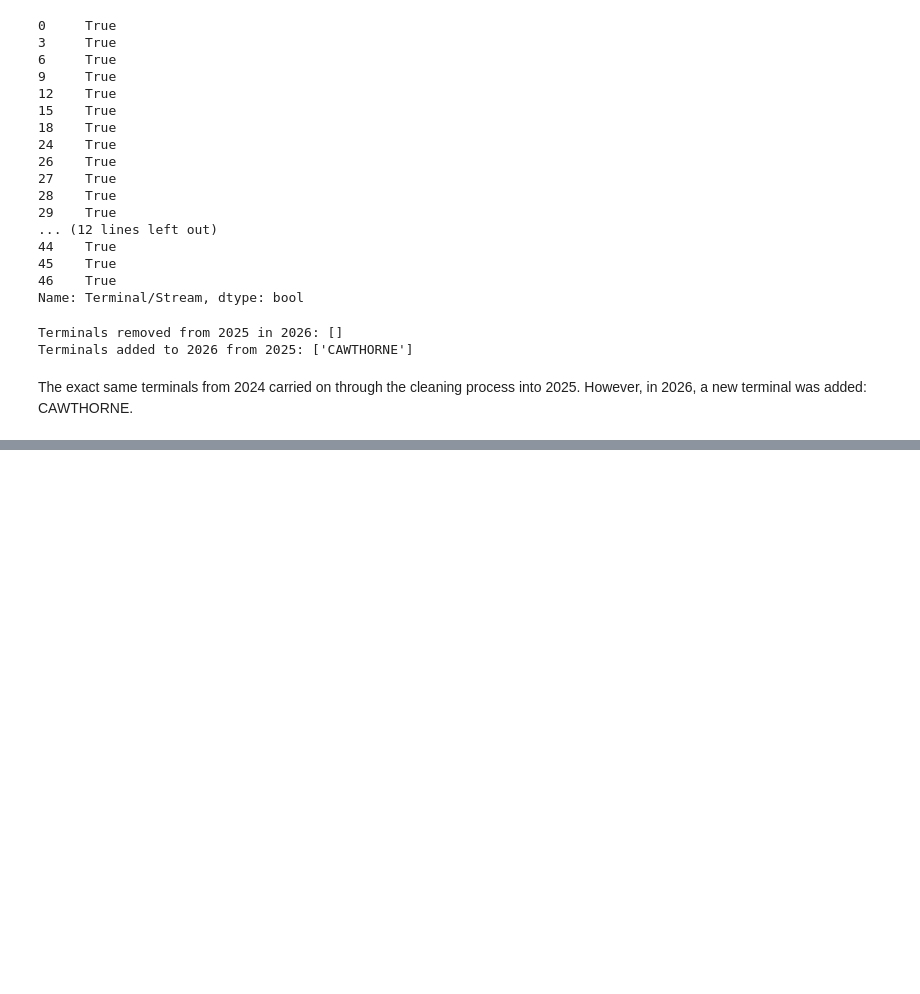
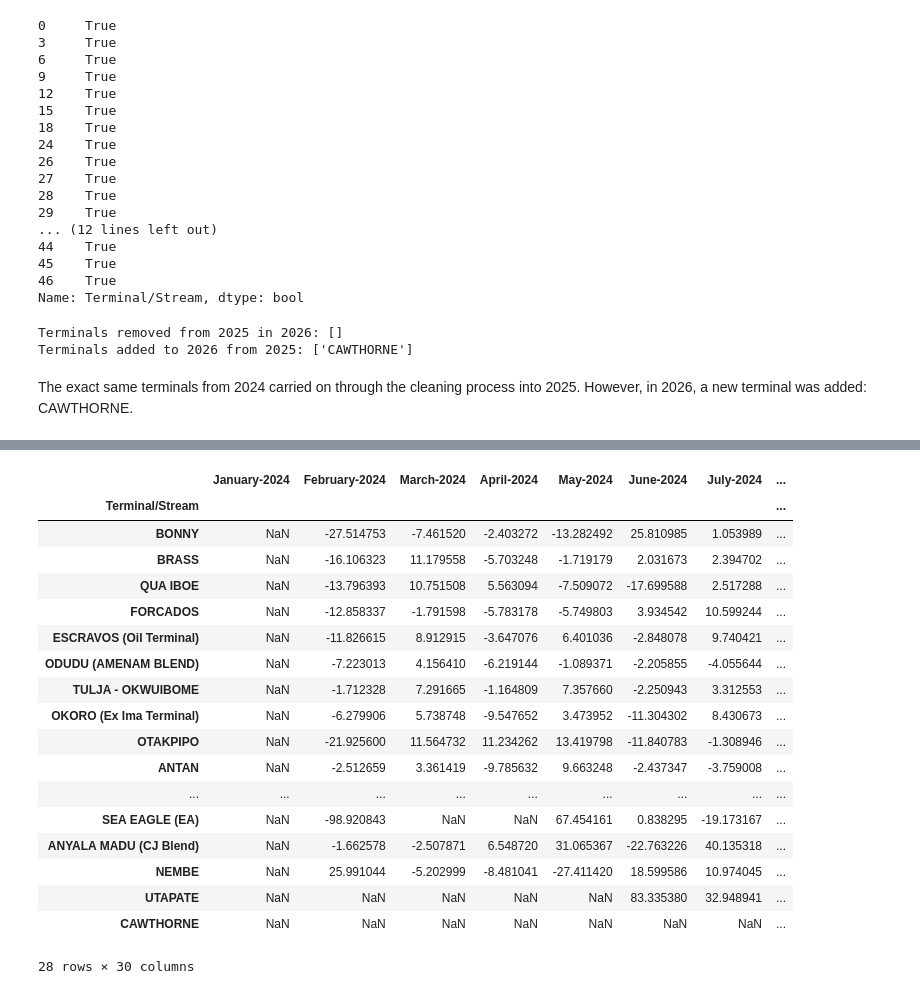
Before and after one commit to loteehenry/Oil-Production---Exploratory-Data-Analysis, a Jupyter notebook: notebooks/analysis.ipynb, the cells around one changed output, grey strips where cells are left out. Cells and saved outputs as stored; diff of their text form; code cells hidden in the pictures; blank space fills up the shorter version.

```diff
--- a/notebooks/analysis.ipynb
+++ b/notebooks/analysis.ipynb
@@ -411,0 +496,23 @@ df_2026_cleaned.set_index("Terminal/Stream").to_csv("../data/cleaned/NUPRC_2026_
+# %%
+volatility_df = q1_master_df.iloc[:, 1:].pct_change(axis=1, fill_method=None) * 100
+volatility_df
+# %% [output]
+|  | January-2024 | February-2024 | March-2024 | April-2024 | May-2024 | June-2024 | July-2024 | ... |
+| Terminal/Stream |  |  |  |  |  |  |  | ... |
+| BONNY | NaN | -27.514753 | -7.461520 | -2.403272 | -13.282492 | 25.810985 | 1.053989 | ... |
+| BRASS | NaN | -16.106323 | 11.179558 | -5.703248 | -1.719179 | 2.031673 | 2.394702 | ... |
+| QUA IBOE | NaN | -13.796393 | 10.751508 | 5.563094 | -7.509072 | -17.699588 | 2.517288 | ... |
+| FORCADOS | NaN | -12.858337 | -1.791598 | -5.783178 | -5.749803 | 3.934542 | 10.599244 | ... |
+| ESCRAVOS (Oil Terminal) | NaN | -11.826615 | 8.912915 | -3.647076 | 6.401036 | -2.848078 | 9.740421 | ... |
+| ODUDU (AMENAM BLEND) | NaN | -7.223013 | 4.156410 | -6.219144 | -1.089371 | -2.205855 | -4.055644 | ... |
+| TULJA - OKWUIBOME | NaN | -1.712328 | 7.291665 | -1.164809 | 7.357660 | -2.250943 | 3.312553 | ... |
+| OKORO (Ex Ima Terminal) | NaN | -6.279906 | 5.738748 | -9.547652 | 3.473952 | -11.304302 | 8.430673 | ... |
+| OTAKPIPO | NaN | -21.925600 | 11.564732 | 11.234262 | 13.419798 | -11.840783 | -1.308946 | ... |
+| ANTAN | NaN | -2.512659 | 3.361419 | -9.785632 | 9.663248 | -2.437347 | -3.759008 | ... |
+| ... | ... | ... | ... | ... | ... | ... | ... | ... |
+| SEA EAGLE (EA) | NaN | -98.920843 | NaN | NaN | 67.454161 | 0.838295 | -19.173167 | ... |
+| ANYALA MADU (CJ Blend) | NaN | -1.662578 | -2.507871 | 6.548720 | 31.065367 | -22.763226 | 40.135318 | ... |
+| NEMBE | NaN | 25.991044 | -5.202999 | -8.481041 | -27.411420 | 18.599586 | 10.974045 | ... |
+| UTAPATE | NaN | NaN | NaN | NaN | NaN | 83.335380 | 32.948941 | ... |
+| CAWTHORNE | NaN | NaN | NaN | NaN | NaN | NaN | NaN | ... |
+28 rows × 30 columns
```
Also changed, not shown: parts of 16 cells of this notebook, 1 other file.
